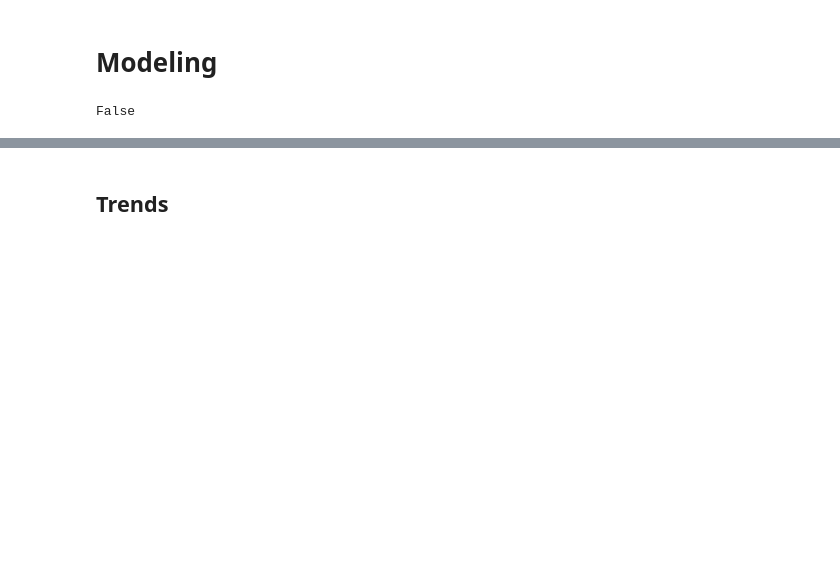
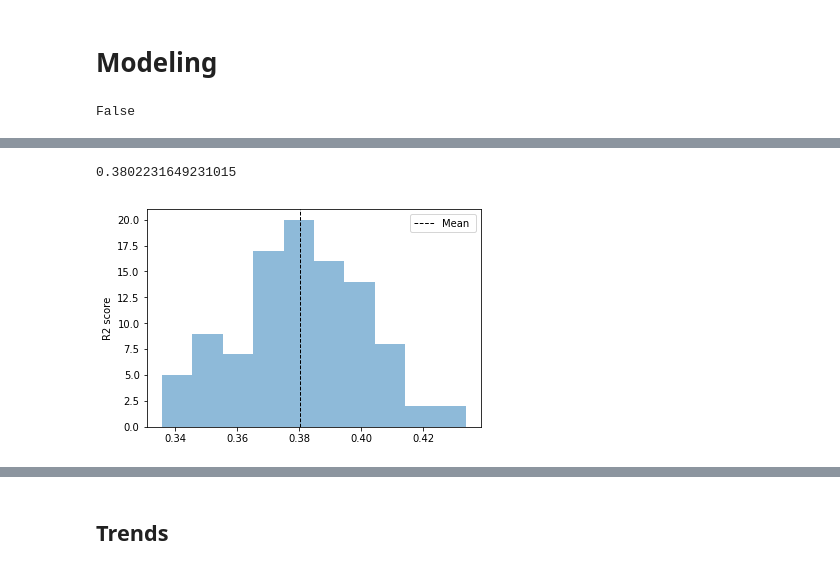
Before and after one commit to nikitakrutoy/MoviesIncomePrediction, a Jupyter notebook: MoviesDataset.ipynb, the cells around one changed output, grey strips where cells are left out. Cells and saved outputs as stored; diff of their text form; code cells hidden in the pictures; blank space fills up the shorter version.

```diff
--- a/MoviesDataset.ipynb
+++ b/MoviesDataset.ipynb
@@ -164,6 +174,12 @@ currecies = {
     'р':    'RUB',
     'руб.':  'RUB',
     '€':    'EUR',
+    'RUB': 'RUB',
+    'HUF': 'HUF',
+    'SEK': 'SEK',
+    'NOK': 'NOK',
+    'AUD': 'AUD',
+    'BRL': 'BRL'
 }
 
 def parse_budget(s):
@@ -181,13 +197,16 @@ def parse_budget(s):
 
 def transform_numeric_features(data, fillna=False):
     data["budget"] = list(map(lambda b: parse_budget(b), data["budget.1"]))
-    data["runtime"] = list(map(lambda x: int(x) if (not pd.isnull(x) and not len(list(filter(str.isdigit, str(x)))) == 0) else np.nan, data.runtime))
+    data["runtime"] = list(map(lambda x: int(float(x)) if (not pd.isnull(x) and not len(list(filter(str.isdigit, str(x)))) == 0) else np.nan, data.runtime))
     data = data.drop("budget.1", axis=1)
     if fillna:
         data["budget"] = data["budget"].fillna(data["budget"].mean())
         data["runtime"] = data["runtime"].fillna(data["runtime"].mean())
 
     return data
+# %%
+def transform_time_features(data):
+    return pd.Series(minmax_scale(pd.to_datetime(data).apply(lambda x: x.timestamp() if not pd.isnull(x) else np.nan)))
 # %%
 def parse_time_data(data):
     return pd.DataFrame({
@@ -209,6 +228,7 @@ def extract_numerical_data_from_categorical(data):
 # %%
 X = pd.concat([
     transform_numeric_features(numeric_data, fillna=True),
+    transform_time_features(time_data),
     extract_numerical_data_from_categorical(categorical_data),
     extract_genres(categorical_data),
     extract_country(categorical_data),
@@ -272,31 +303,18 @@ from tqdm.auto import tqdm
 import matplotlib.pyplot as plt
 %matplotlib inline
 # %%
-def compare_features(X_1, X_2, y, label1="X_1", label2="X_2"):
+def score(X, y, label):
     scores = np.array([
         cross_val_score(
             LGBMRegressor(),
-            X_1, y,
+            X, y,
             cv=KFold(n_splits=5, shuffle=True),
             scoring=make_scorer(r2_score)
         ).mean()
         for _ in tqdm(range(100))
     ])
-    plt.hist(scores, label=label1, alpha=0.5)
-    plt.axvline(scores.mean(), color='k', linestyle='dashed', linewidth=1, label=f"Mean {label1}")
+    plt.hist(scores, label=label, alpha=0.5)
+    plt.axvline(scores.mean(), color='k', linestyle='dashed', linewidth=1, label=f"Mean {label}")
     plt.ylabel("R2 score")
-    print(scores.mean())
-
-    scores = np.array([
-        cross_val_score(
-            LGBMRegressor(),
-            X_2, y,
-            cv=KFold(n_splits=5, shuffle=True),
-            scoring=make_scorer(r2_score)
-        ).mean()
-        for _ in tqdm(range(100))
-    ])
-    plt.hist(scores, label=label2, alpha=0.5)
-    plt.axvline(scores.mean(), color='k', linewidth=1, label=f"Mean {label2}")
     plt.legend()
     print(scores.mean())
@@ -302,0 +326,3 @@ def compare_features(X_1, X_2, y, label1="X_1", label2="X_2"):
+# %%
+score(X, y, label="")
+# %% [output]
@@ -302,0 +330,2 @@ def compare_features(X_1, X_2, y, label1="X_1", label2="X_2"):
+0.3802231649231015
+[figure, added]
```
Also changed, not shown: parts of 22 cells of this notebook, 1 other file.
